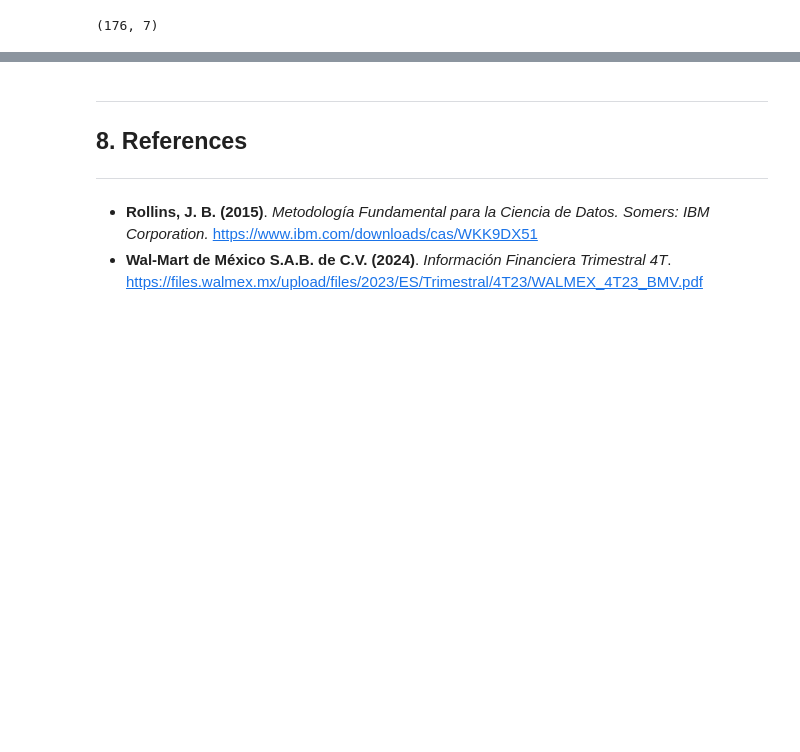
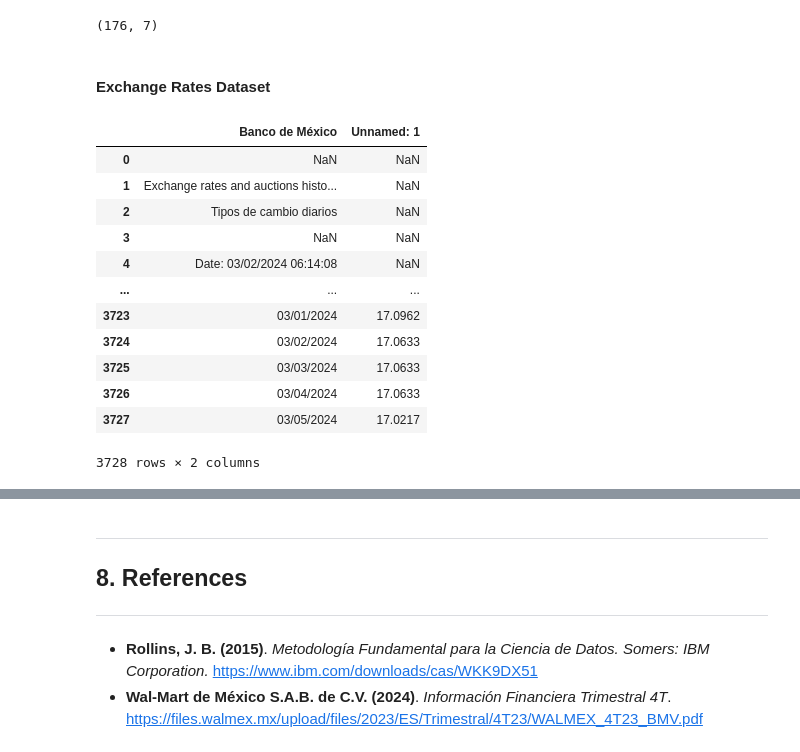
Before and after one commit to DanielEduardoLopez/SalesForecasting, a Jupyter notebook: SalesPrediction.ipynb, the cells around one changed output, grey strips where cells are left out. Cells and saved outputs as stored; diff of their text form; code cells hidden in the pictures; blank space fills up the shorter version.

Commit message:
Added data description of exchange rates dataset

```diff
--- a/SalesPrediction.ipynb
+++ b/SalesPrediction.ipynb
@@ -388,3 +388,22 @@ gdp_df.describe()
 gdp_df.shape
 # %% [output]
 (176, 7)
+# %% [markdown]
+#### **Exchange Rates Dataset**
+# %%
+# Preview of the dataset
+exchange_rates_df
+# %% [output]
+|  | Banco de México | Unnamed: 1 |
+| 0 | NaN | NaN |
+| 1 | Exchange rates and auctions histo... | NaN |
+| 2 | Tipos de cambio diarios | NaN |
+| 3 | NaN | NaN |
+| 4 | Date: 03/02/2024 06:14:08 | NaN |
+| ... | ... | ... |
+| 3723 | 03/01/2024 | 17.0962 |
+| 3724 | 03/02/2024 | 17.0633 |
+| 3725 | 03/03/2024 | 17.0633 |
+| 3726 | 03/04/2024 | 17.0633 |
+| 3727 | 03/05/2024 | 17.0217 |
+3728 rows × 2 columns
```
Also changed, not shown: parts of 5 cells of this notebook.
